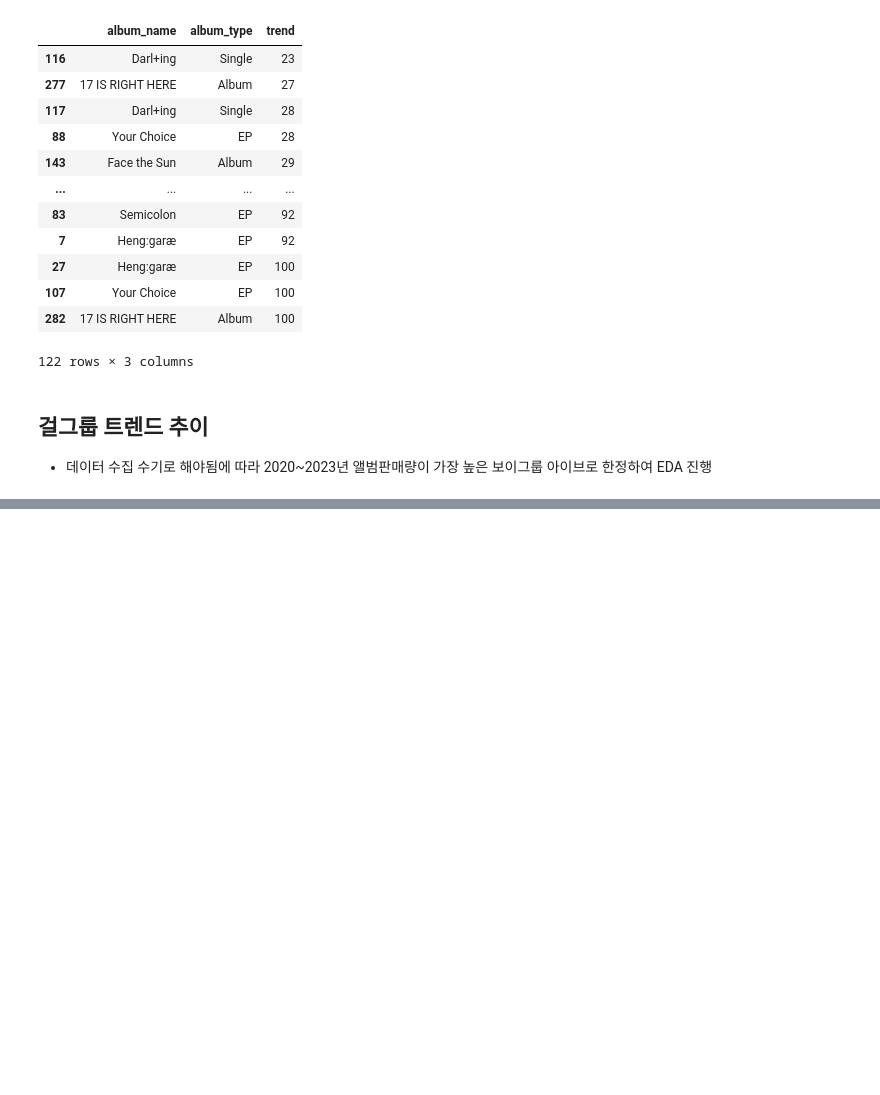
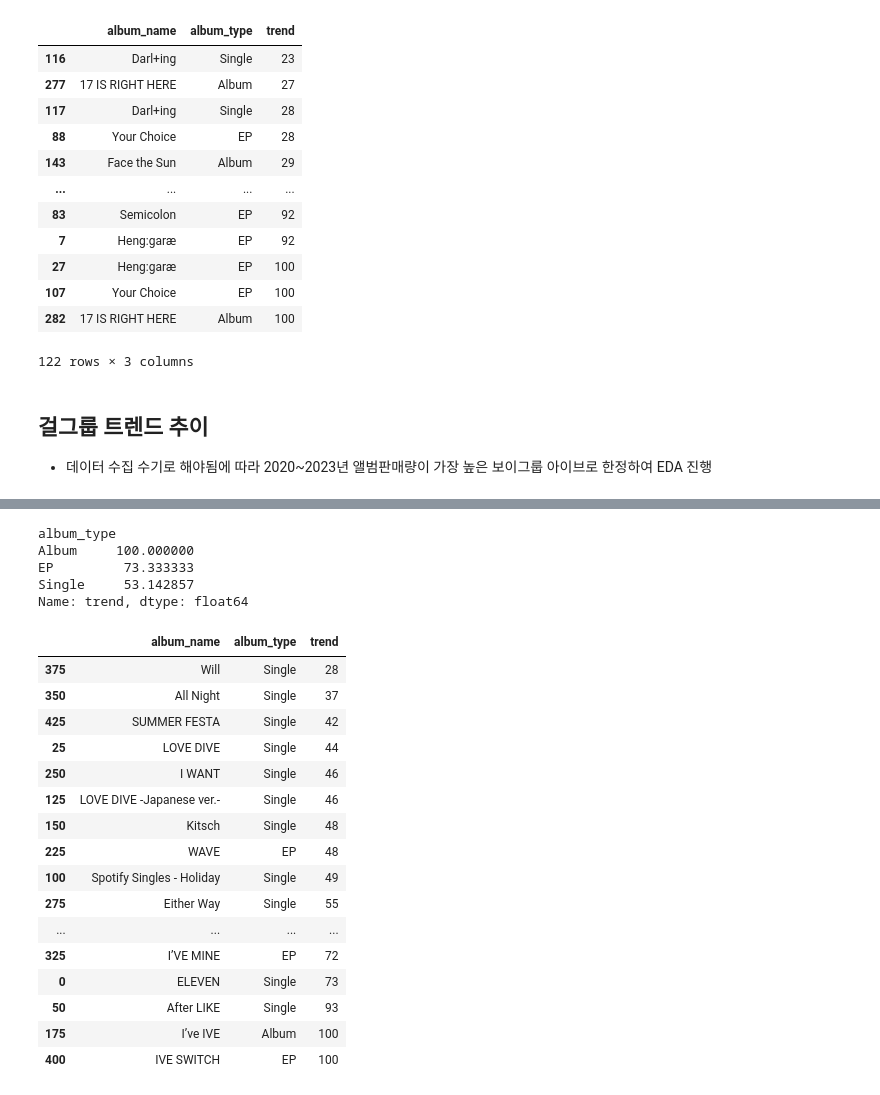
Before and after one commit to lucio-karin0506/Artist_Trend_Analysis, a Jupyter notebook: eda/google_trend_eda.ipynb, the cells around one changed output, grey strips where cells are left out. Cells and saved outputs as stored; diff of their text form; code cells hidden in the pictures; blank space fills up the shorter version.

Commit message:
UPDATE: girl group IVE trend EDA

```diff
--- a/eda/google_trend_eda.ipynb
+++ b/eda/google_trend_eda.ipynb
@@ -514,9 +559,9 @@ Name: trend, dtype: float64
 '''
     - 1. 가설: 앨범타입이 정규, EP, Single 순으로 구글 트렌드 지수가 높을 것 -> 별 차이 없음, 기각
 '''
-single_album_trend_df_7days = seventeen_trend_df[seventeen_trend_df['date'].isin(all_dates)].merge(seventeen_df, how='left', left_on='date', right_on='release_date').drop_duplicates(subset=['date'])
+seventeen_album_trend_df_7days = seventeen_trend_df[seventeen_trend_df['date'].isin(all_dates)].merge(seventeen_df, how='left', left_on='date', right_on='release_date').drop_duplicates(subset=['date'])
 
-for index, row in single_album_trend_df_7days.iterrows():
+for index, row in seventeen_album_trend_df_7days.iterrows():
 
     release_date = row['release_date']
 
@@ -524,16 +569,16 @@ for index, row in single_album_trend_df_7days.iterrows():
     highlight_end = release_date + pd.Timedelta(days=7)
 
     # 전후 7일 동안의 데이터 범위
-    mask = (single_album_trend_df_7days['date'] >= highlight_start) & (single_album_trend_df_7days['date'] <= highlight_end)
+    mask = (seventeen_album_trend_df_7days['date'] >= highlight_start) & (seventeen_album_trend_df_7days['date'] <= highlight_end)
 
     # 해당 범위의 데이터를 앨범 발매일의 데이터로 채우기
     for col in ['artist_name', 'debut_date', 'member_cnt', 'sub_group_cnt', 'album_name', 'album_type', 'release_date', 'track_cnt', 'avg_track_play_time']:
-        single_album_trend_df_7days.loc[mask, col] = row[col]
+        seventeen_album_trend_df_7days.loc[mask, col] = row[col]
 
 
-print(single_album_trend_df_7days.groupby('album_type')['trend'].mean())
+print(seventeen_album_trend_df_7days.groupby('album_type')['trend'].mean())
 
-single_album_trend_df_7days[['album_name', 'album_type', 'trend']].drop_duplicates().sort_values('trend')
+seventeen_album_trend_df_7days[['album_name', 'album_type', 'trend']].drop_duplicates().sort_values('trend')
 # %% [output]
 album_type
 Album     52.384615
@@ -578,0 +608,3 @@ ive_album_df
+# %%
+ive_df = get_single_artist_df('IVE')
+ive_df.head()
@@ -578,0 +628,3 @@ ive_album_df
+# %%
+ive_trend_df = get_single_trend_df('IVE')
+ive_trend_df
@@ -578,0 +647,39 @@ ive_album_df
+# %%
+# 앨범타입이 구글 트렌드 지수에 영향을 준다. (앨범 발매일 당일 기준의 구글 트렌드 지수만 보았을땐)
+'''
+    1. 가설: 앨범타입이 정규, EP, Single 순으로 구글 트렌드 지수가 높을 것
+    2. 정규앨범 발매 시, 트렌드 지수가 가장 높게 나옴
+'''
+all_dates = set()
+for release_date in ive_df['release_date']:
+    for i in range(-7, 6):  # release_date 전후 7일 포함
+        all_dates.add(release_date + pd.Timedelta(days=i))
+
+single_album_trend_df = ive_trend_df[ive_trend_df['date'].isin(all_dates)].merge(ive_df, how='inner', left_on='date', right_on='release_date')
+
+print(single_album_trend_df.groupby('album_type')['trend'].mean())
+
+single_album_trend_df[['album_name', 'album_type', 'trend']].drop_duplicates().sort_values('trend')
+# %% [output]
+album_type
+Album     100.000000
+EP         73.333333
+Single     53.142857
+Name: trend, dtype: float64
+|  | album_name | album_type | trend |
+| 375 | Will | Single | 28 |
+| 350 | All Night | Single | 37 |
+| 425 | SUMMER FESTA | Single | 42 |
+| 25 | LOVE DIVE | Single | 44 |
+| 250 | I WANT | Single | 46 |
+| 125 | LOVE DIVE -Japanese ver.- | Single | 46 |
+| 150 | Kitsch | Single | 48 |
+| 225 | WAVE | EP | 48 |
+| 100 | Spotify Singles - Holiday | Single | 49 |
+| 275 | Either Way | Single | 55 |
+| ... | ... | ... | ... |
+| 325 | I’VE MINE | EP | 72 |
+| 0 | ELEVEN | Single | 73 |
+| 50 | After LIKE | Single | 93 |
+| 175 | I’ve IVE | Album | 100 |
+| 400 | IVE SWITCH | EP | 100 |
```
Also changed, not shown: parts of 15 cells of this notebook.
